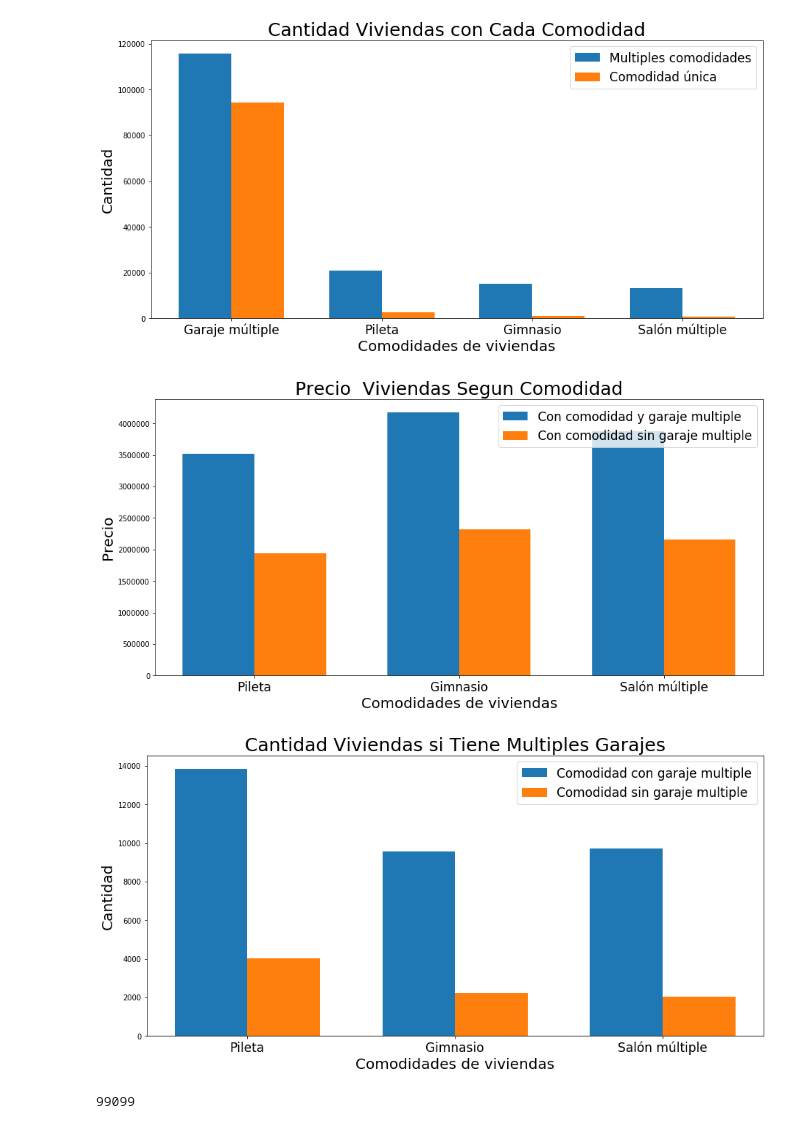
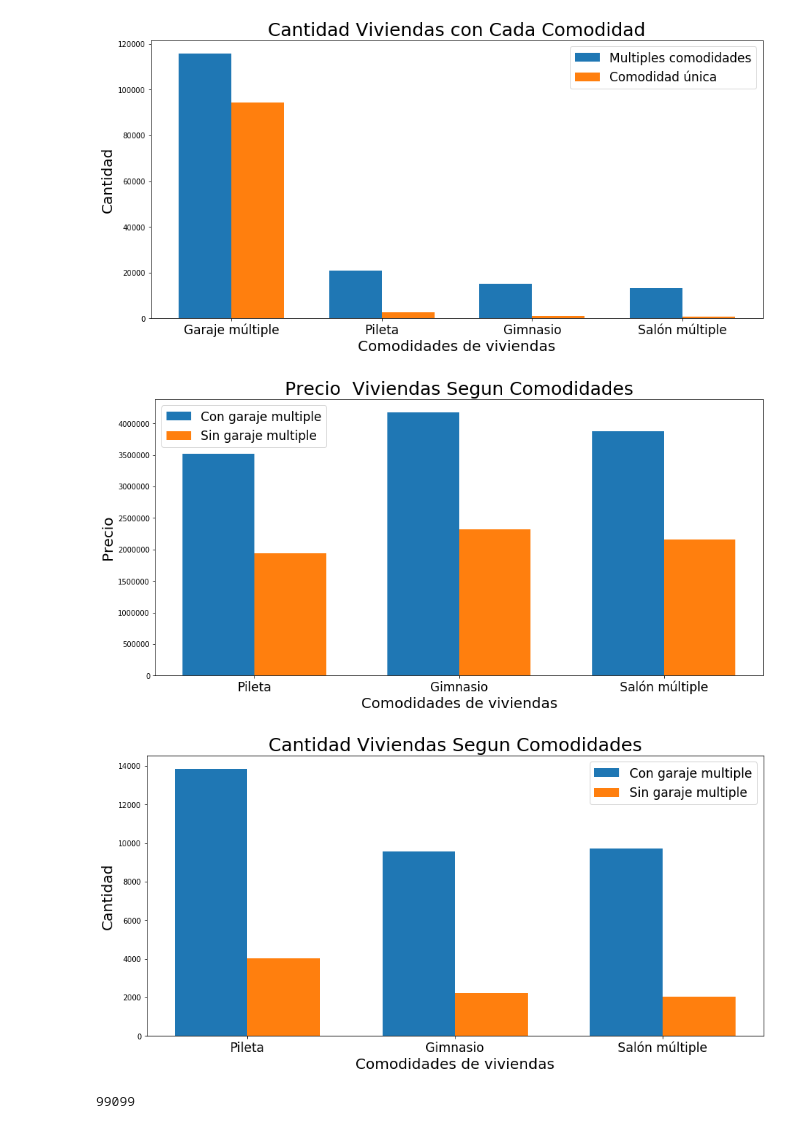
Before and after one commit to komod0/TPs-Org.Datos, a Jupyter notebook: tp1/nbandres.ipynb, the cells around one changed output. Saved outputs shown, nothing was run; the diff lists cells and outputs as text; code cells hidden in the pictures.

```diff
--- a/tp1/nbandres.ipynb
+++ b/tp1/nbandres.ipynb
@@ -690,27 +690,27 @@ SalónMultipleConGarages=dfok[ (dfok['CantGarages'] > 1) &
 # %%
 labels = ['Pileta','Gimnasio','Salón múltiple']
 ComodidadConGarages = [PiletaConGarages['Precio'].mean(),GimnasioConGarages['Precio'].mean(),SalónMultipleConGarages['Precio'].mean()]
 ComodidadSinGarages = [PiletaSinGarages['Precio'].mean(),GimnasioSinGarages['Precio'].mean(),SalónMultipleSinGarages['Precio'].mean()]
 
 x = np.arange(len(labels))  # the label locations
 width = 0.35  # the width of the bars
 
 fig, ax =plt.subplots(figsize=(15,7))
-rects1 = ax.bar(x - width/2, ComodidadConGarages, width, label='Con comodidad y garaje multiple')
-rects2 = ax.bar(x + width/2, ComodidadSinGarages, width, label='Con comodidad sin garaje multiple')
+rects1 = ax.bar(x - width/2, ComodidadConGarages, width, label='Con garaje multiple')
+rects2 = ax.bar(x + width/2, ComodidadSinGarages, width, label='Sin garaje multiple')
 
 # Add some text for labels, title and custom x-axis tick labels, etc.
 ax.set_ylabel('Precio', fontsize=20)
 ax.set_xlabel('Comodidades de viviendas', fontsize=20)
-ax.set_title('Precio  Viviendas Segun Comodidad', fontsize=25)
+ax.set_title('Precio  Viviendas Segun Comodidades', fontsize=25)
 ax.set_xticks(x)
 ax.set_xticklabels(labels, fontsize=17)
 ax.legend(fontsize=17)
 
 
 plt.show()
 # %% [output]
-[figure, old version]
+[figure, new version]
 # %%
 labels = ['Pileta','Gimnasio','Salón múltiple']
 ComodidadConGarages = [len(PiletaConGarages),len(GimnasioConGarages),len(SalónMultipleConGarages)]
@@ -720,13 +720,13 @@ x = np.arange(len(labels))  # the label locations
 width = 0.35  # the width of the bars
 
 fig, ax =plt.subplots(figsize=(15,7))
-rects1 = ax.bar(x - width/2, ComodidadConGarages, width, label='Comodidad con garaje multiple')
-rects2 = ax.bar(x + width/2, ComodidadSinGarages, width, label='Comodidad sin garaje multiple')
+rects1 = ax.bar(x - width/2, ComodidadConGarages, width, label='Con garaje multiple')
+rects2 = ax.bar(x + width/2, ComodidadSinGarages, width, label='Sin garaje multiple')
 
 # Add some text for labels, title and custom x-axis tick labels, etc.
 ax.set_ylabel('Cantidad', fontsize=20)
 ax.set_xlabel('Comodidades de viviendas', fontsize=20)
-ax.set_title('Cantidad Viviendas si Tiene Multiples Garajes', fontsize=25)
+ax.set_title('Cantidad Viviendas Segun Comodidades', fontsize=25)
 ax.set_xticks(x)
 ax.set_xticklabels(labels, fontsize=17)
 ax.legend(fontsize=17)
@@ -734,7 +734,7 @@ ax.legend(fontsize=17)
 
 plt.show()
 # %% [output]
-[figure, old version]
+[figure, new version]
 # %%
 dfok['SoloUnaComodidad']=(((dfok['TienePileta'] == 0) & (dfok['TieneGimnasio'] == 0) & (dfok['CantGarages'] <= 1) &  (dfok['TieneUsosMultiples'] == 1))
                          |((dfok['TienePileta'] == 0) & (dfok['TieneGimnasio'] == 0) & (dfok['CantGarages'] > 1) &  (dfok['TieneUsosMultiples'] == 0))
```
Also changed, not shown: parts of 21 cells of this notebook.
